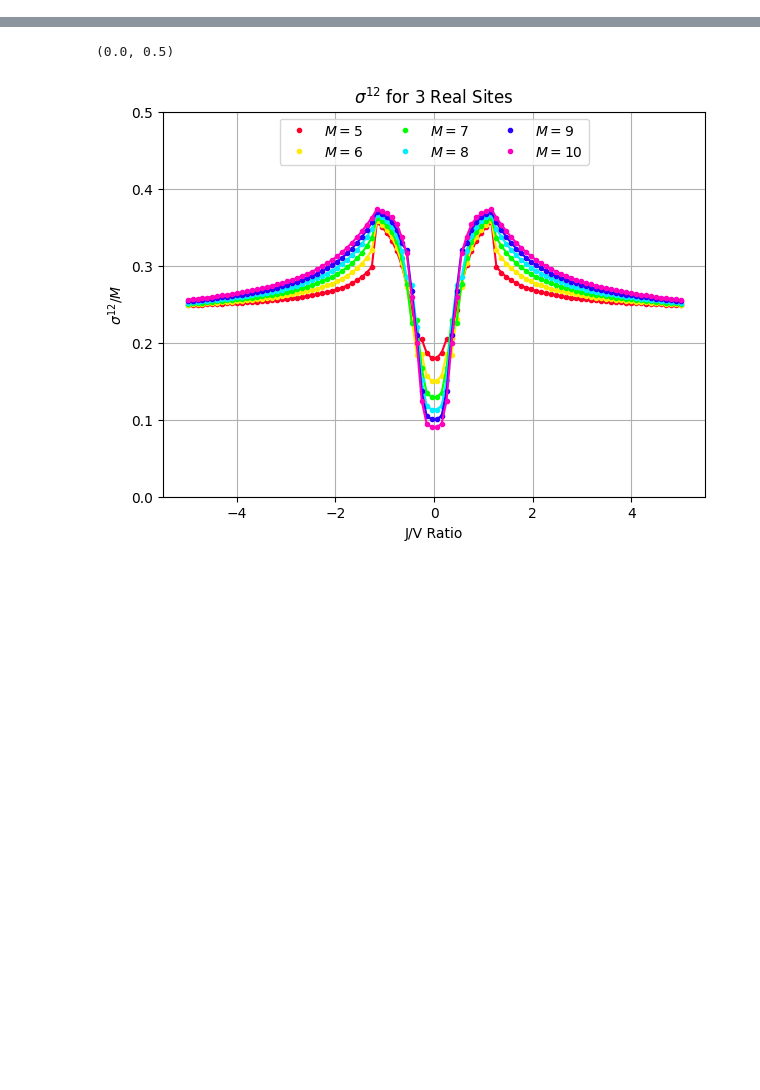
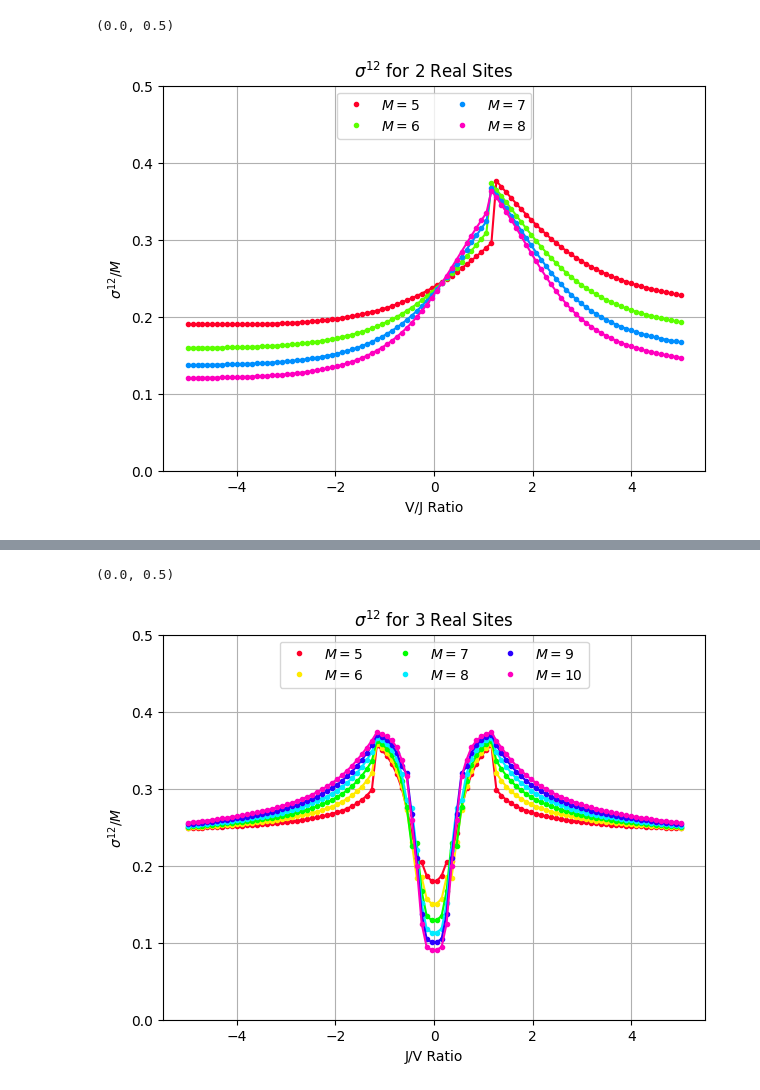
Before and after one commit to jwdesroches/synthetic_dimensions, a Jupyter notebook: model_verification/sigma_plotting.ipynb, the cells around one changed output, grey strips where cells are left out. Saved outputs shown, nothing was run; the diff lists cells and outputs as text; code cells hidden in the pictures; blank space fills up the shorter version.

```diff
--- a/model_verification/sigma_plotting.ipynb
+++ b/model_verification/sigma_plotting.ipynb
@@ -13,35 +13,38 @@ J = 1
 V_J_ratios = np.linspace(-5,5,100)
 
 # for sigma^12
-i = 2
-j = 3
+i = 0
+j = 1
 
 fig, ax = plt.subplots(figsize = (7,5))
 cmap = get_cmap("gist_rainbow", len(Ms))
 
 for idx, M in enumerate(Ms):
     sigmas = []
 
     for V_J_ratio in V_J_ratios:
         V = V_J_ratio*J
 
         H = construct_hamiltonian(N,M,J,V)
 
         states, _ = enumerate_states(N,M)
 
         eigenvalues, eigenvectors = exact_diagonalize(H)
 
         sigmas += [sigma_ij(i=i, j=j, ground_state_wavefunction=eigenvectors[0], states = states, N=N, M=M)/M]
 
     ax.plot(V_J_ratios, sigmas, ".", color = cmap(idx), label = f"$M=${M}")
     ax.plot(V_J_ratios, sigmas, "-", color = cmap(idx))
 
 ax.set_title("$\sigma^{12}$ for "+ f"{N} Real Sites")
 ax.set_xlabel("V/J Ratio")
 ax.set_ylabel("$\sigma^{12}/M$")
 ax.grid()
 ax.legend(loc="upper center", ncols=len(Ms)/2, fancybox=True)
 ax.set_ylim(0,0.5)
+# %% [output]
+(0.0, 0.5)
+[figure, added]
 # %%
 N = 3
 Ms = [9]
```
Also changed, not shown: parts of 1 cell of this notebook, 8 other files.
